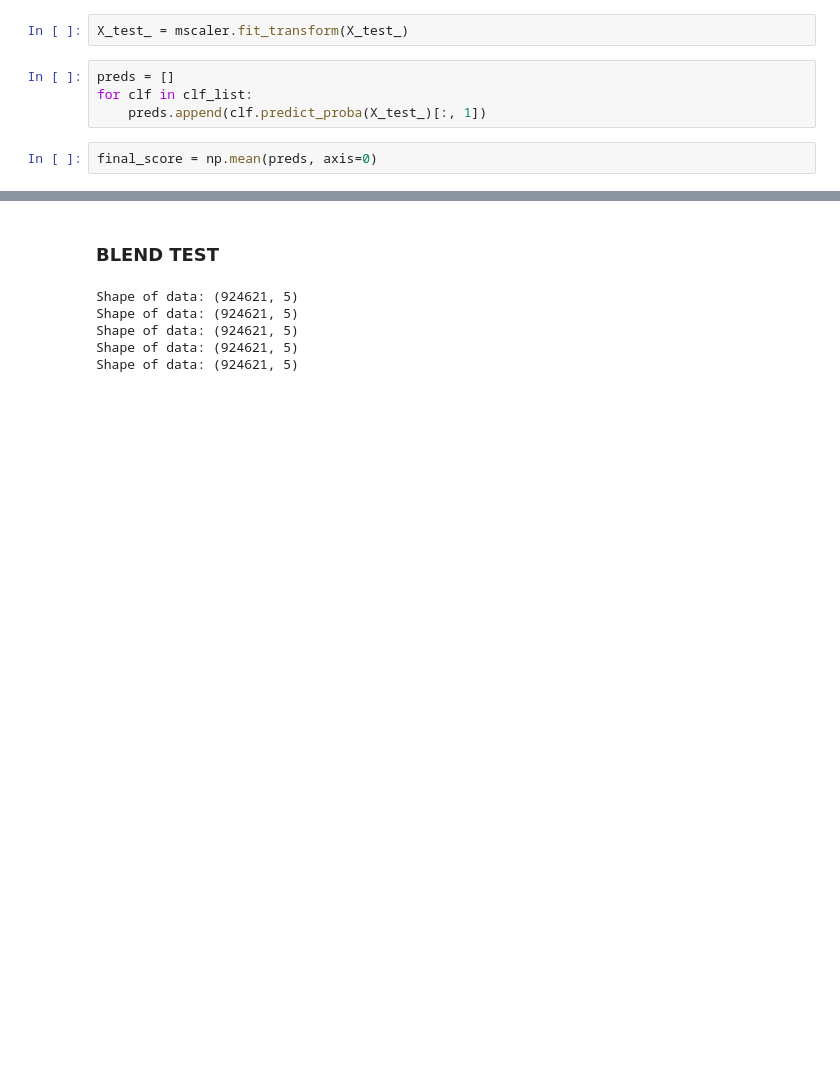
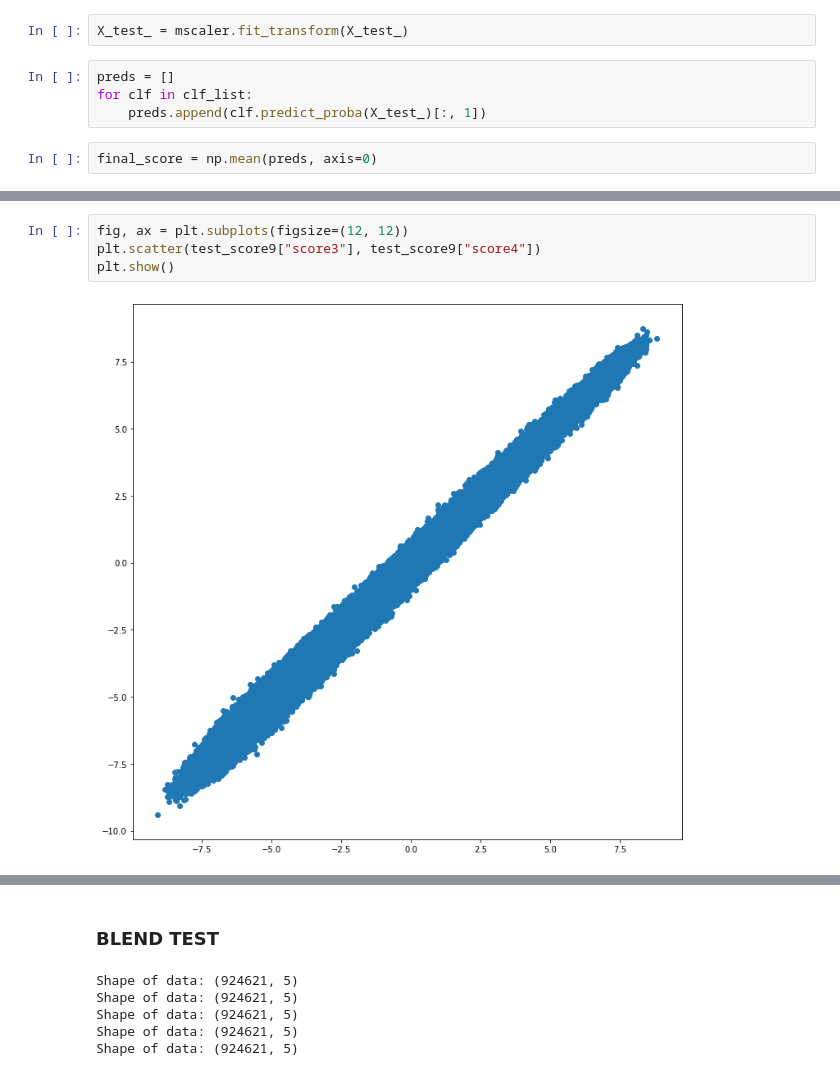
Before and after one commit to waikey-lee/kaggle-amex, a Jupyter notebook: notebooks/6a.logistic_regression.ipynb, the cells around one changed output, grey strips where cells are left out. Saved outputs shown, nothing was run; the diff lists cells and outputs as text; blank space fills up the shorter version.

```diff
--- a/notebooks/6a.logistic_regression.ipynb
+++ b/notebooks/6a.logistic_regression.ipynb
@@ -273,0 +291,6 @@ sub.to_csv(f"{SUBMISSION_DATA_PATH}/blended_train_scores.csv", index=False)
+# %%
+fig, ax = plt.subplots(figsize=(12, 12))
+plt.scatter(test_score9["score3"], test_score9["score4"])
+plt.show()
+# %% [output]
+[figure, added]
```
Also changed, not shown: parts of 127 cells of this notebook.
